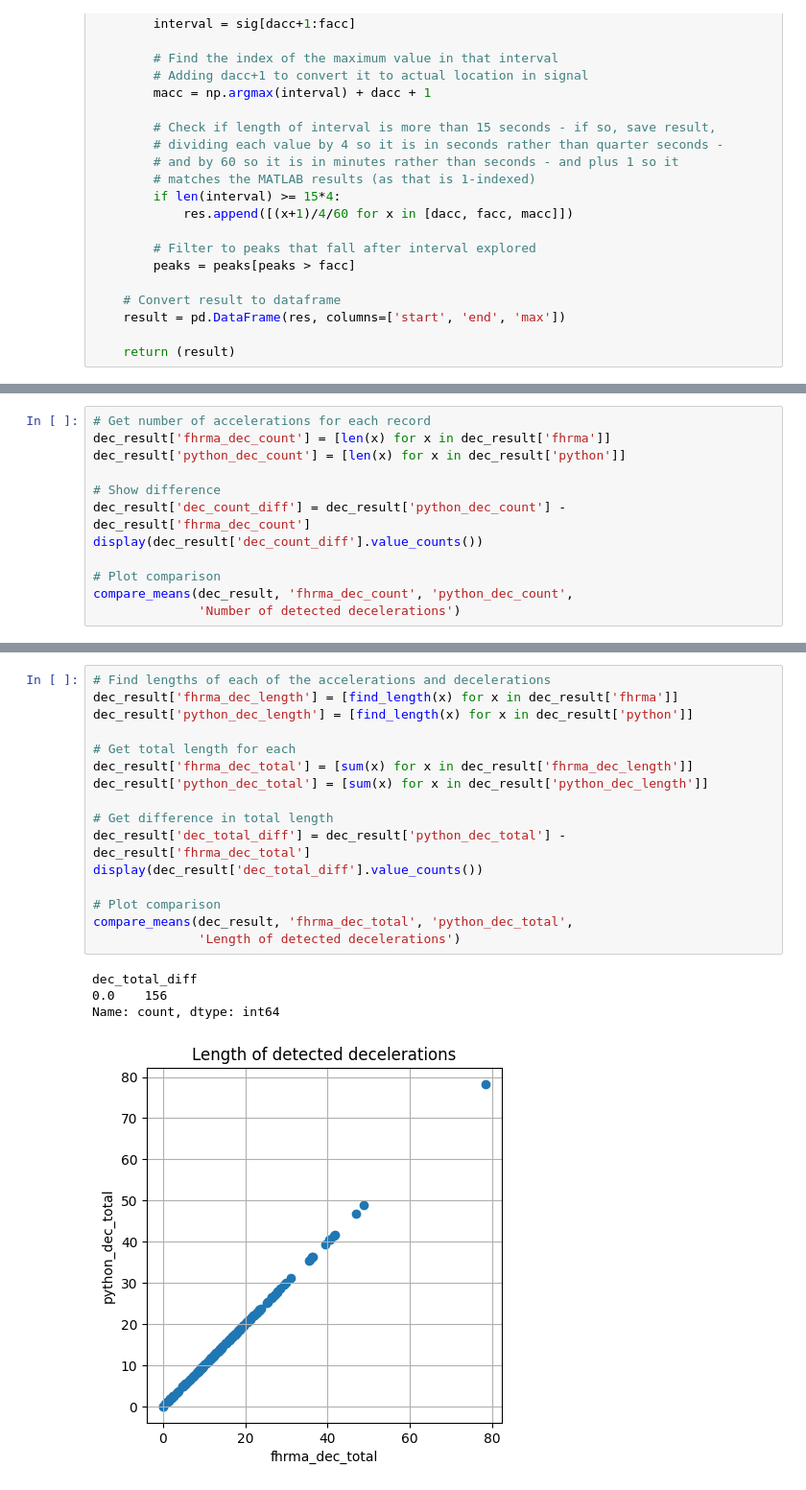
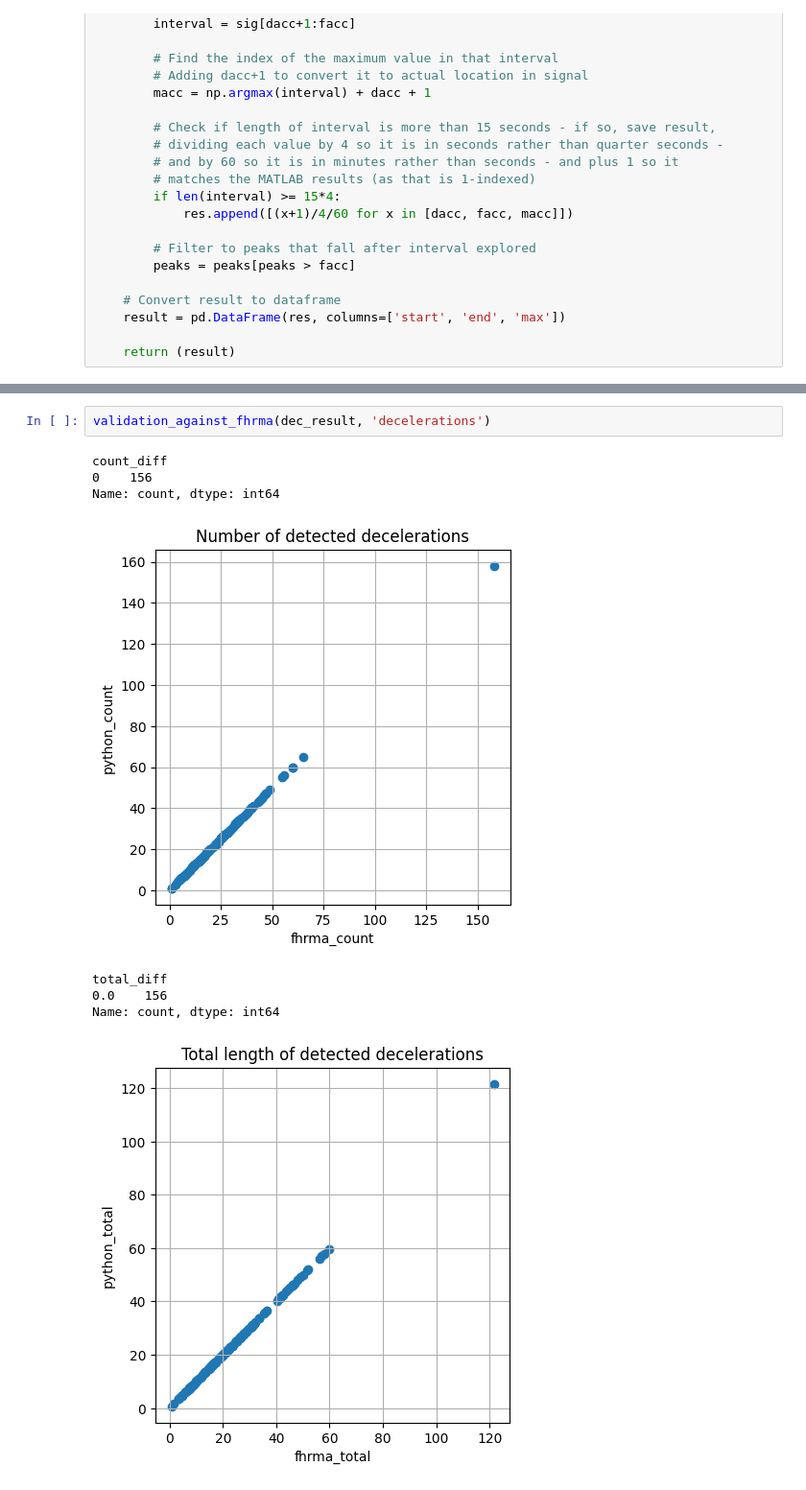
Before and after one commit to birth-outcomes/fhrma_python, a Jupyter notebook: maeda_2012_accelerations_decelerations.ipynb, the cells around one changed output, grey strips where cells are left out. Shown: that part at 96% size. Cells and saved outputs as stored; diff of their text form.

```diff
--- a/maeda_2012_accelerations_decelerations.ipynb
+++ b/maeda_2012_accelerations_decelerations.ipynb
@@ -402,12 +428,0 @@ dec_result[dec_result['match'] == False]
-# %%
-# Get number of accelerations for each record
-dec_result['fhrma_dec_count'] = [len(x) for x in dec_result['fhrma']]
-dec_result['python_dec_count'] = [len(x) for x in dec_result['python']]
-
-# Show difference
-dec_result['dec_count_diff'] = dec_result['python_dec_count'] - dec_result['fhrma_dec_count']
-display(dec_result['dec_count_diff'].value_counts())
-
-# Plot comparison
-compare_means(dec_result, 'fhrma_dec_count', 'python_dec_count',
-              'Number of detected decelerations')
@@ -419,21 +429,11 @@ Name: count, dtype: int64
-# %%
-# Find lengths of each of the accelerations and decelerations
-dec_result['fhrma_dec_length'] = [find_length(x) for x in dec_result['fhrma']]
-dec_result['python_dec_length'] = [find_length(x) for x in dec_result['python']]
-
-# Get total length for each
-dec_result['fhrma_dec_total'] = [sum(x) for x in dec_result['fhrma_dec_length']]
-dec_result['python_dec_total'] = [sum(x) for x in dec_result['python_dec_length']]
-
-# Get difference in total length
-dec_result['dec_total_diff'] = dec_result['python_dec_total'] - dec_result['fhrma_dec_total']
-display(dec_result['dec_total_diff'].value_counts())
-
-# Plot comparison
-compare_means(dec_result, 'fhrma_dec_total', 'python_dec_total',
-              'Length of detected decelerations')
-# %% [output]
-dec_total_diff
-0.0    156
-Name: count, dtype: int64
-[figure, removed]
+# %%
+validation_against_fhrma(dec_result, 'decelerations')
+# %% [output]
+count_diff
+0    156
+Name: count, dtype: int64
+[figure, added]
+total_diff
+0.0    156
+Name: count, dtype: int64
+[figure, added]
```
Also changed, not shown: parts of 22 cells of this notebook.
